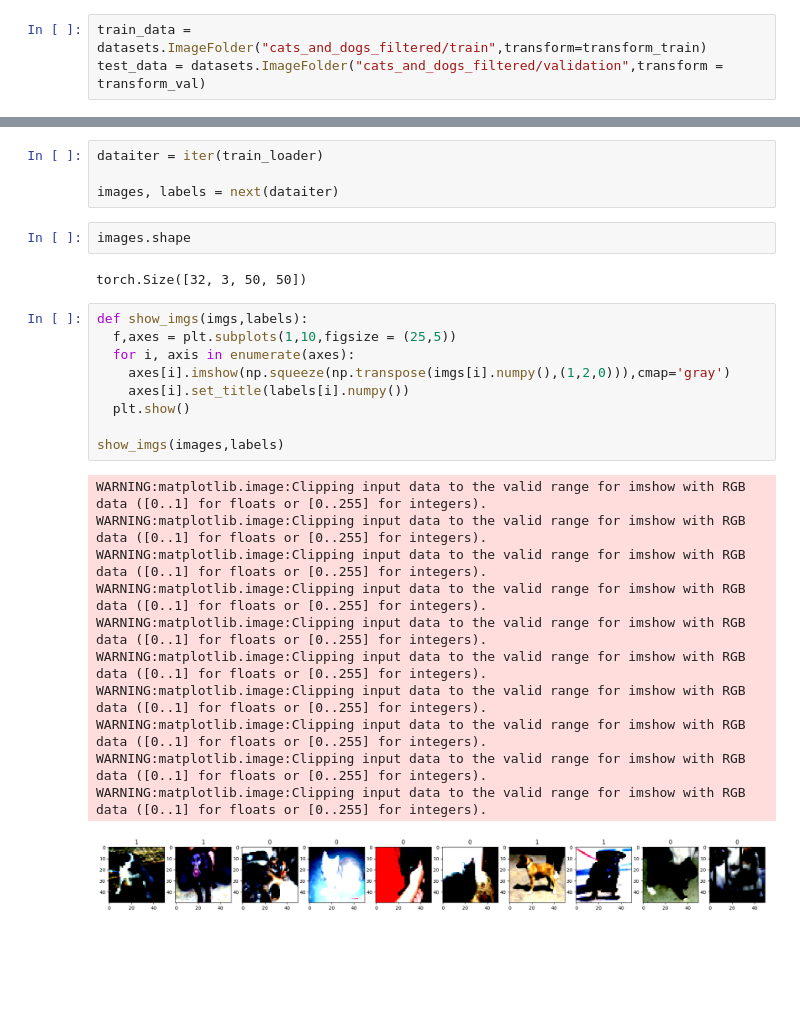
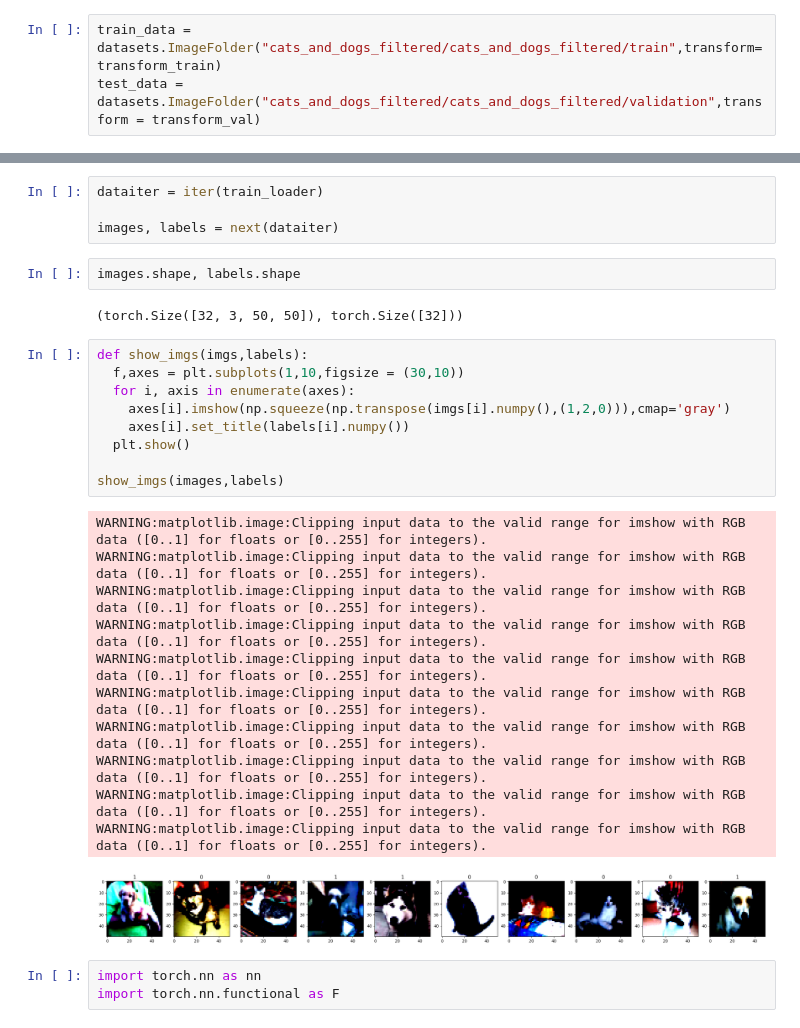
Before and after one commit to v1s2k/AKMS, a Jupyter notebook: Пр_5.ipynb, the cells around one changed output, grey strips where cells are left out. Saved outputs shown, nothing was run; the diff lists cells and outputs as text; blank space fills up the shorter version.

```diff
--- a/Пр_5.ipynb
+++ b/Пр_5.ipynb
@@ -55,8 +55,8 @@ transform_val =  transforms.Compose(
                           std=[0.229,0.224,0.225])
 ])
 # %%
-train_data = datasets.ImageFolder("cats_and_dogs_filtered/train",transform=transform_train)
-test_data = datasets.ImageFolder("cats_and_dogs_filtered/validation",transform = transform_val)
+train_data = datasets.ImageFolder("cats_and_dogs_filtered/cats_and_dogs_filtered/train",transform=transform_train)
+test_data = datasets.ImageFolder("cats_and_dogs_filtered/cats_and_dogs_filtered/validation",transform = transform_val)
 # %%
 train_data
 # %% [output]
@@ -77,27 +77,30 @@ dataiter = iter(train_loader)
 
 images, labels = next(dataiter)
 # %%
-images.shape
+images.shape, labels.shape
 # %% [output]
-torch.Size([32, 3, 50, 50])
+(torch.Size([32, 3, 50, 50]), torch.Size([32]))
 # %%
 def show_imgs(imgs,labels):
-  f,axes = plt.subplots(1,10,figsize = (25,5))
+  f,axes = plt.subplots(1,10,figsize = (30,10))
   for i, axis in enumerate(axes):
     axes[i].imshow(np.squeeze(np.transpose(imgs[i].numpy(),(1,2,0))),cmap='gray')
     axes[i].set_title(labels[i].numpy())
   plt.show()
 
 show_imgs(images,labels)
 # %% [output]
 WARNING:matplotlib.image:Clipping input data to the valid range for imshow with RGB data ([0..1] for floats or [0..255] for integers).
 WARNING:matplotlib.image:Clipping input data to the valid range for imshow with RGB data ([0..1] for floats or [0..255] for integers).
 WARNING:matplotlib.image:Clipping input data to the valid range for imshow with RGB data ([0..1] for floats or [0..255] for integers).
 WARNING:matplotlib.image:Clipping input data to the valid range for imshow with RGB data ([0..1] for floats or [0..255] for integers).
 WARNING:matplotlib.image:Clipping input data to the valid range for imshow with RGB data ([0..1] for floats or [0..255] for integers).
 WARNING:matplotlib.image:Clipping input data to the valid range for imshow with RGB data ([0..1] for floats or [0..255] for integers).
 WARNING:matplotlib.image:Clipping input data to the valid range for imshow with RGB data ([0..1] for floats or [0..255] for integers).
 WARNING:matplotlib.image:Clipping input data to the valid range for imshow with RGB data ([0..1] for floats or [0..255] for integers).
 WARNING:matplotlib.image:Clipping input data to the valid range for imshow with RGB data ([0..1] for floats or [0..255] for integers).
 WARNING:matplotlib.image:Clipping input data to the valid range for imshow with RGB data ([0..1] for floats or [0..255] for integers).
-[figure, old version]
+[figure, new version]
+# %%
+import torch.nn as nn
+import torch.nn.functional as F
```
Also changed, not shown: parts of 8 cells of this notebook.
